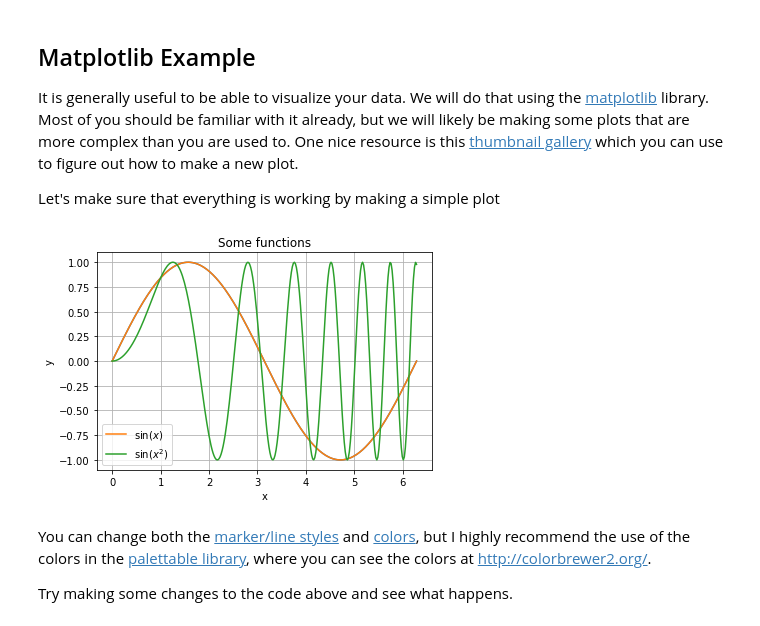
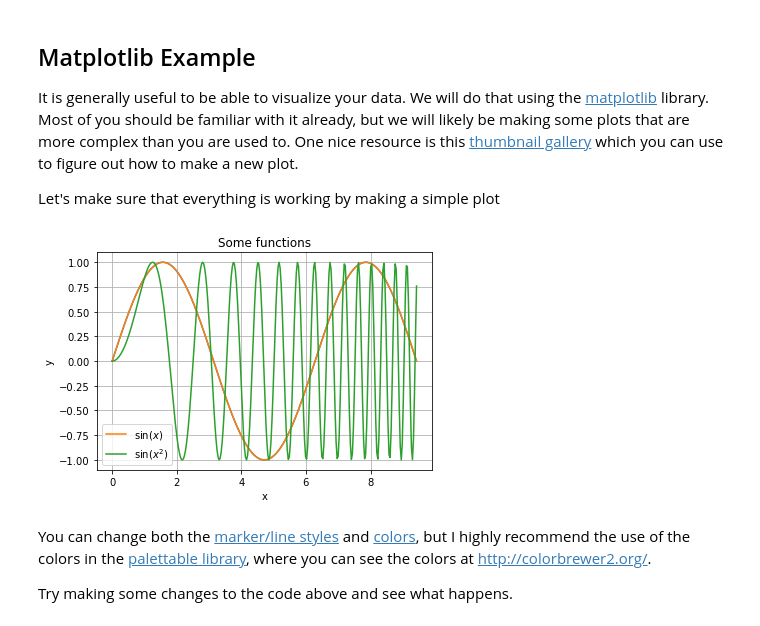
Before and after one commit to gtrichards/PHYS_440_540, a Jupyter notebook: notebooks/InitialSetup.ipynb, the cells around one changed output. Cells and saved outputs as stored; diff of their text form; code cells hidden in the pictures.

```diff
--- a/notebooks/InitialSetup.ipynb
+++ b/notebooks/InitialSetup.ipynb
@@ -479,24 +479,24 @@ Let's make sure that everything is working by making a simple plot
 # %%
 # magic command to make the figure pop up below instead of in a new window
 %matplotlib inline
 
 # invoke pyplot in matplotlib, give it an alias
 import matplotlib.pyplot as plt
 import numpy as np
 
-x = np.linspace(0, 2*np.pi, 300)
+x = np.linspace(0, 3*np.pi, 300)
 y = np.sin(x)
 plt.plot(x, y)
 y2 = np.sin(x**2)
 plt.plot(x, y, label=r'$\sin(x)$')
 plt.plot(x, y2, label=r'$\sin(x^2)$')
 plt.title('Some functions')
 plt.xlabel('x')
 plt.ylabel('y')
 plt.grid()
 plt.legend();
 # %% [output]
-[figure, old version]
+[figure, new version]
 # %% [markdown]
 You can change both the [marker/line styles](http://matplotlib.org/examples/lines_bars_and_markers/) and [colors](http://matplotlib.org/api/colors_api.html), but I highly recommend the use of the colors in the [palettable library](https://jiffyclub.github.io/palettable/), where you can see the colors at [http://colorbrewer2.org/](http://colorbrewer2.org/).
 
```
